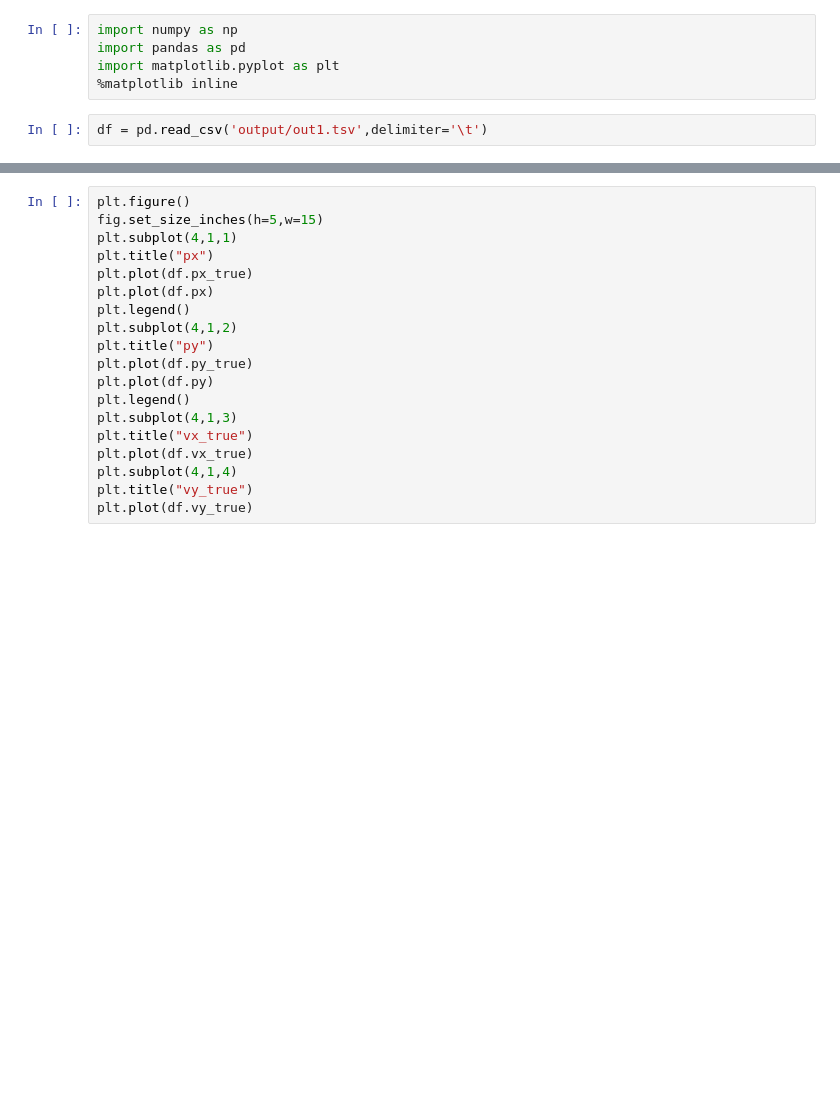
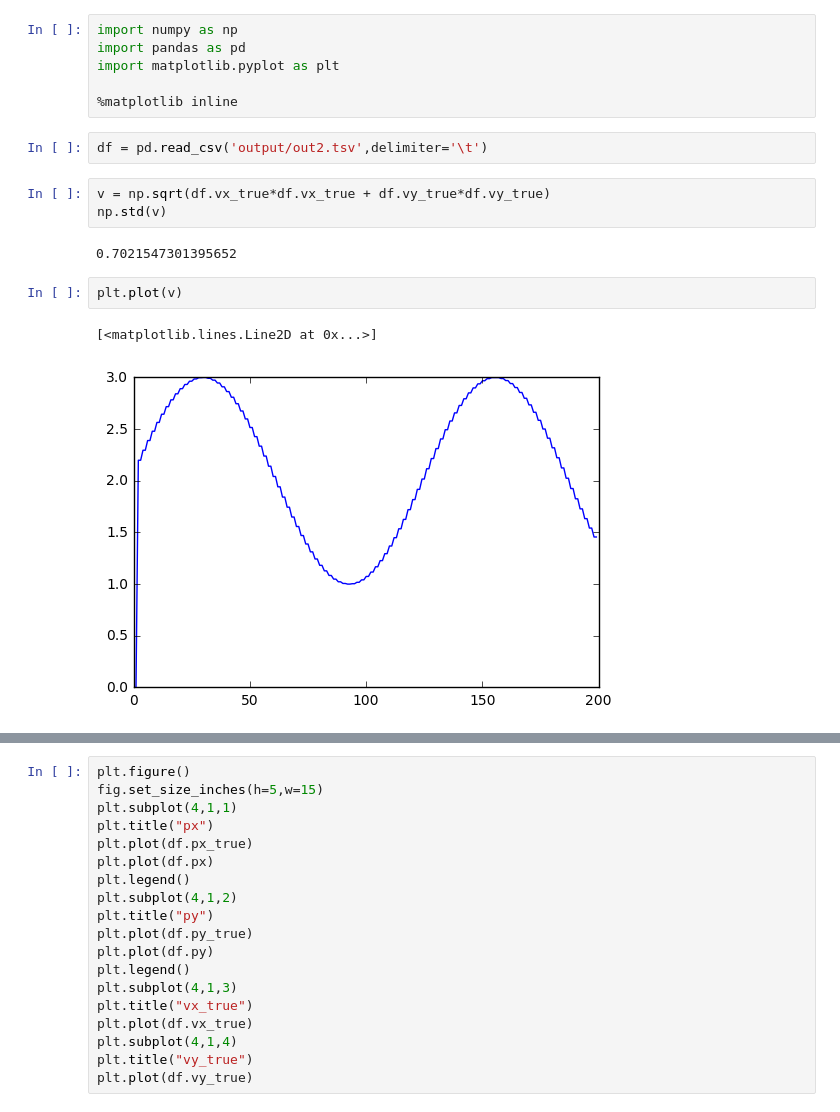
Before and after one commit to berickson/CarND-Unscented-Kalman-Filter-Project, a Jupyter notebook: analysis.ipynb, the cells around one changed output, grey strips where cells are left out. Saved outputs shown, nothing was run; the diff lists cells and outputs as text; blank space fills up the shorter version.

```diff
--- a/analysis.ipynb
+++ b/analysis.ipynb
@@ -2,6 +2,17 @@
 import numpy as np
 import pandas as pd
 import matplotlib.pyplot as plt
+
 %matplotlib inline
 # %%
-df = pd.read_csv('output/out1.tsv',delimiter='\t')
+df = pd.read_csv('output/out2.tsv',delimiter='\t')
+# %%
+v = np.sqrt(df.vx_true*df.vx_true + df.vy_true*df.vy_true)
+np.std(v)
+# %% [output]
+0.7021547301395652
+# %%
+plt.plot(v)
+# %% [output]
+[<matplotlib.lines.Line2D at 0x...>]
+[figure, added]
```
Also changed, not shown: parts of 6 cells of this notebook, 4 other files.
